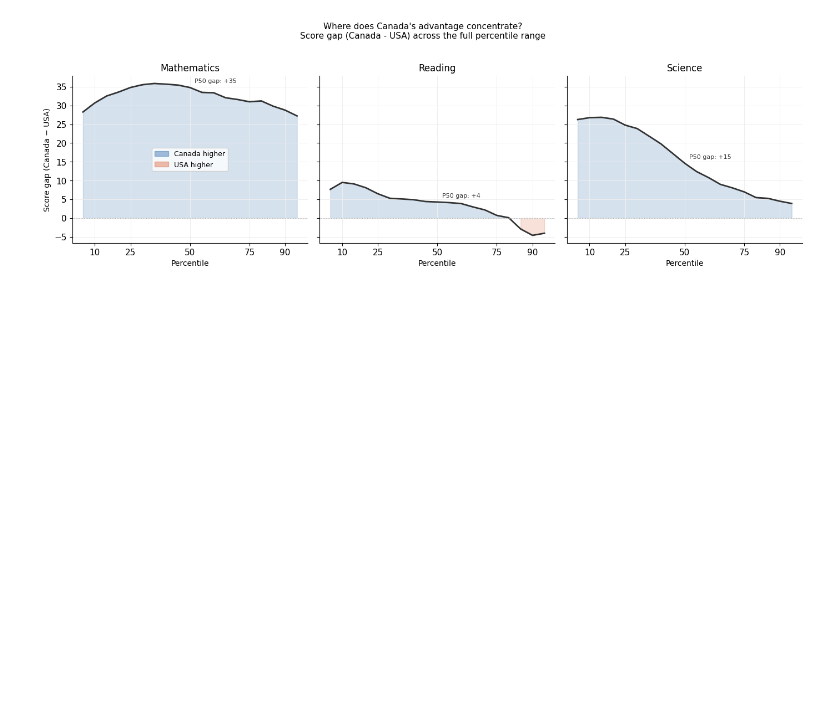
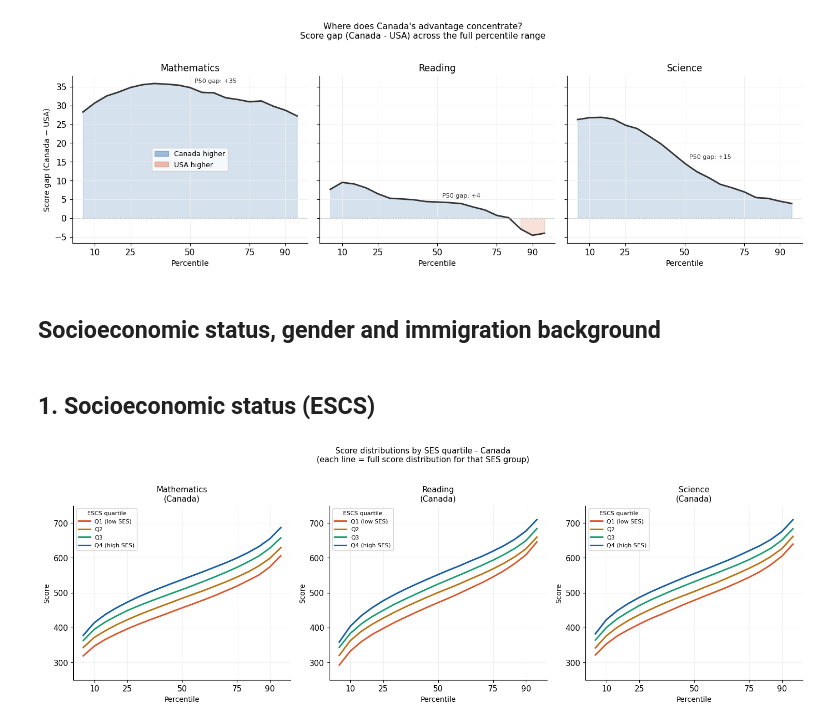
Before and after one commit to apoorva43/ETS_Smart_Dashboard, a Jupyter notebook: notebooks/equity_analysis.ipynb, the cells around one changed output. Drawn from its saved outputs; the diff is of its cells as text; code cells hidden in the pictures; blank space fills up the shorter version.

Commit message:
feat(notebook): add escs, gender, immig equity gaps

```diff
--- a/notebooks/equity_analysis.ipynb
+++ b/notebooks/equity_analysis.ipynb
@@ -252,3 +252,41 @@ plt.tight_layout()
 plt.show()
 # %% [output]
 [figure]
+# %% [markdown]
+## Socioeconomic status, gender and immigration background
+# %% [markdown]
+## 1. Socioeconomic status (ESCS)
+# %%
+fig, axes = plt.subplots(1, 3, figsize=(15, 5))
+
+Q_LABELS  = ["Q1 (low SES)", "Q2", "Q3", "Q4 (high SES)"]
+Q_PALETTE = PALETTE
+
+for ax, (subj, name) in zip(axes, SUBJECTS.items()):
+    # use Canada as the showcase country for the distribution view
+    curves = compute_escs_quartile_percentiles(
+        df, subj, PERCS_FINE, cnt="CAN"
+    )
+    for q_label, color in zip(Q_LABELS, Q_PALETTE):
+        curve = curves.get(q_label)
+        if curve is None or np.isnan(curve).all():
+            continue
+        ax.plot(PERCS_FINE, curve, color=color, lw=2.2,
+                label=q_label)
+
+    ax.set_title(f"{name}\n(Canada)", fontsize=11, fontweight="500")
+    ax.set_xlabel("Percentile", fontsize=10)
+    ax.set_ylabel("Score", fontsize=10)
+    ax.set_xticks([10, 25, 50, 75, 90])
+    ax.set_ylim(250, 750)
+    ax.legend(title="ESCS quartile", fontsize=8, title_fontsize=8)
+
+fig.suptitle(
+    "Score distributions by SES quartile - Canada\n"
+    "(each line = full score distribution for that SES group)",
+    fontsize=11, y=1.02
+)
+plt.tight_layout()
+plt.show()
+# %% [output]
+[figure, added]
```
Also changed, not shown: parts of 14 cells of this notebook.
